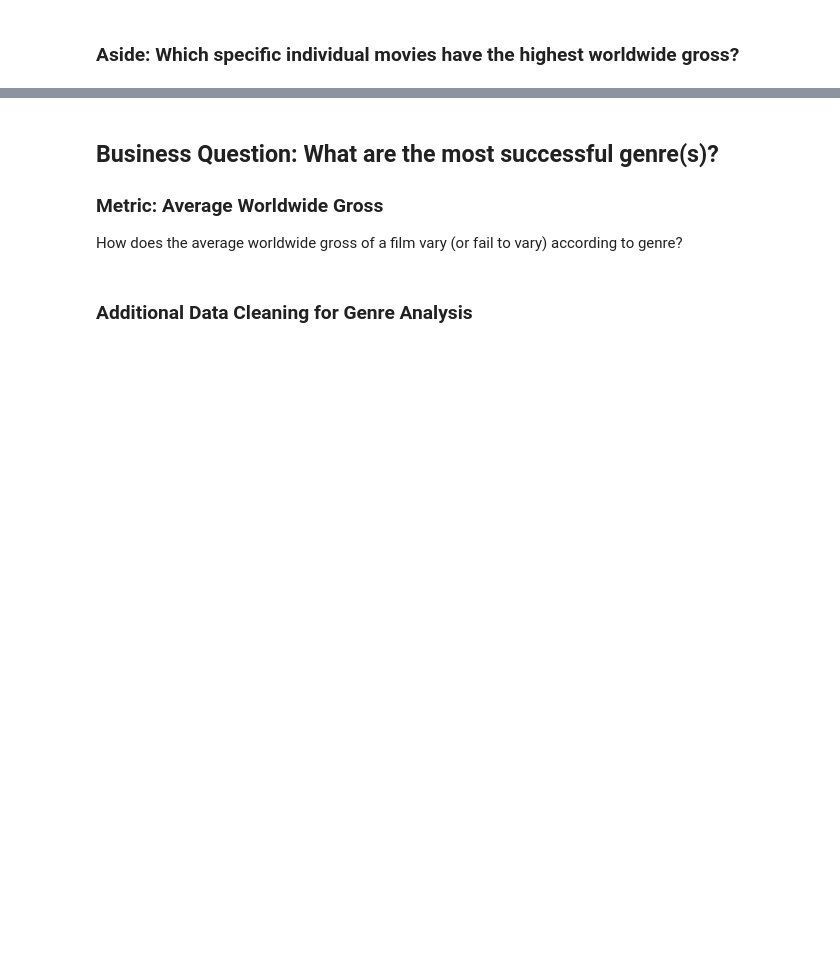
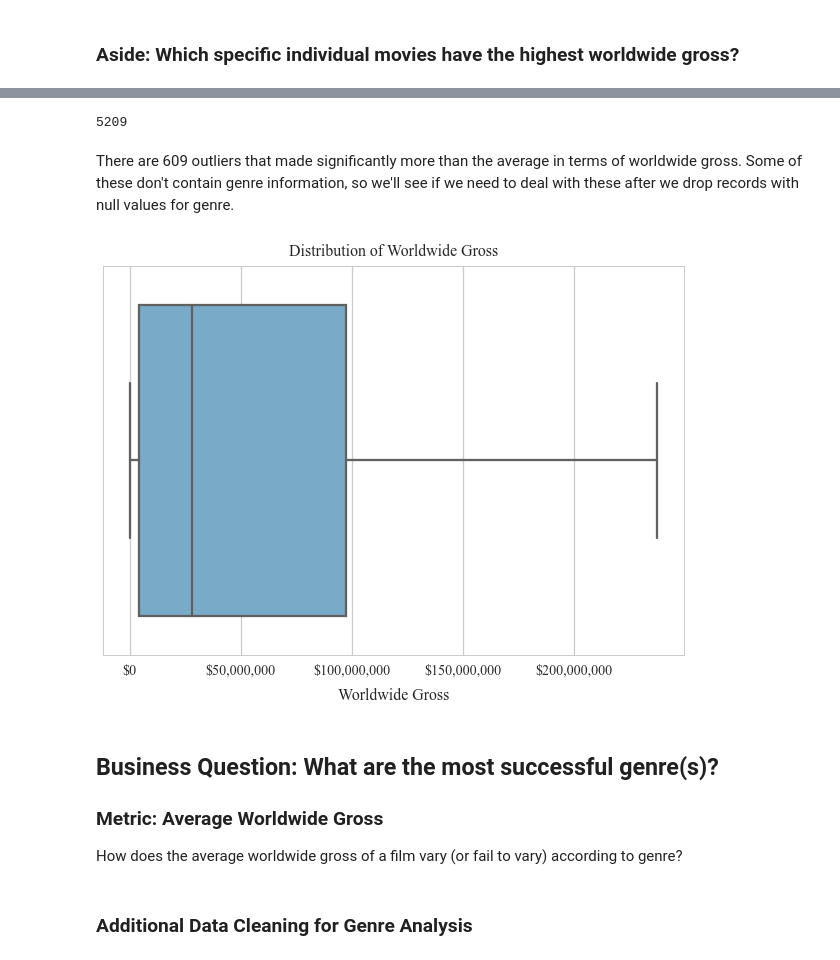
Before and after one commit to ran0027/microsoft_movie_analysis, a Jupyter notebook: Presentation.ipynb, the cells around one changed output, grey strips where cells are left out. Cells and saved outputs as stored; diff of their text form; code cells hidden in the pictures; blank space fills up the shorter version.

```diff
--- a/Presentation.ipynb
+++ b/Presentation.ipynb
@@ -187,3 +337,31 @@ all_movies.loc[all_movies.worldwide_gross.sort_values(ascending=False)[:10].inde
+# %%
+len(all_movies) - 609
+# %% [output]
+5209
+# %% [markdown]
+There are 609 outliers that made significantly more than the average in terms of worldwide gross. Some of these don't contain genre information, so we'll see if we need to deal with these after we drop records with null values for genre.
+# %%
+# Visualize the distribution of worldwide gross (of all movies) using a boxplot
+fig, ax = plt.subplots()
+
+# Use consistent palette throughout
+# In this case, do not show outliers, they pretty much ruin the plot
+sns.boxplot(all_movies['worldwide_gross'], showfliers=False, palette='Blues_r')
+
+# Set title, x-axis label & text properties
+ax.set_title('Distribution of Worldwide Gross', fontname='Times New Roman', fontsize=16, pad=10)
+ax.set_xlabel('Worldwide Gross', fontname='Times New Roman', fontsize=16, labelpad=10)
+[ t.set_fontname('Times New Roman') for t in ax.xaxis.get_ticklabels() ]
+[ t.set_fontsize(14) for t in ax.xaxis.get_ticklabels() ]
+
+# do not use scientific notation for x-axis tick labels
+gross_fmt = mpl.ticker.StrMethodFormatter('${x:,.0f}')
+ax.xaxis.set_major_formatter(gross_fmt)
+
+# Save figure
+fig.savefig('Images/wwgross_all.png', bbox_inches='tight');
+# %% [output]
+[figure, added]
 # %% [markdown]
 ## Business Question: What are the most successful genre(s)?
 ### Metric: Average Worldwide Gross
```
Also changed, not shown: parts of 202 cells of this notebook.
